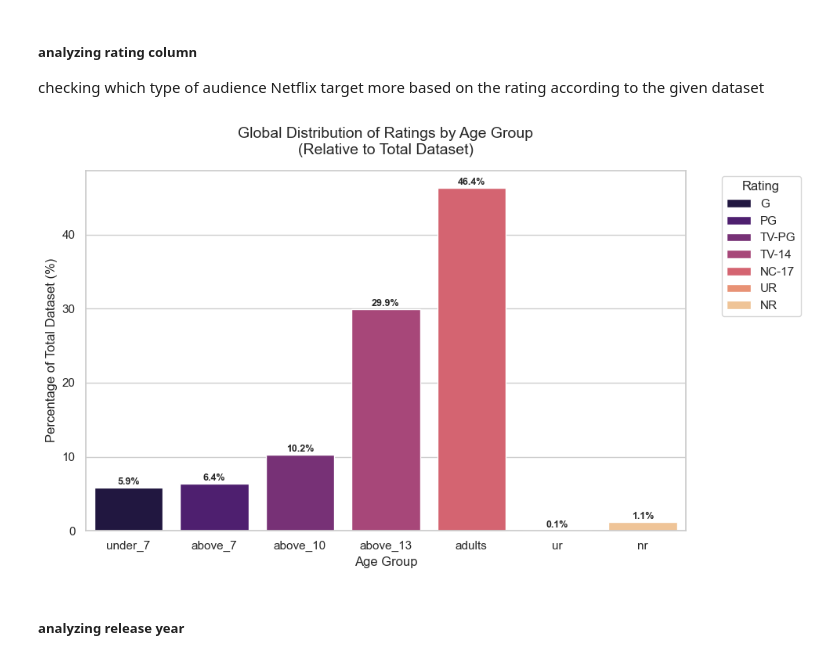
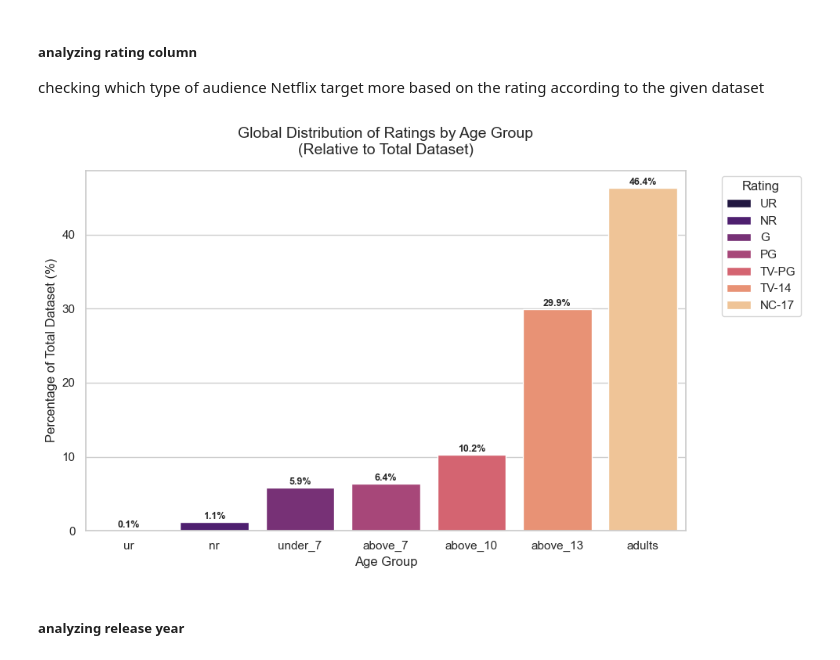
Before and after one commit to Dreamix-Hub/EDA_projects, a Jupyter notebook: netflix_content_eda.ipynb, the cells around one changed output. Saved outputs shown, nothing was run; the diff lists cells and outputs as text; code cells hidden in the pictures.

Commit message:
changed the order of count inside plot

```diff
--- a/netflix_content_eda.ipynb
+++ b/netflix_content_eda.ipynb
@@ -215,31 +215,31 @@ import seaborn as sns
 
 data = {
     "age_group": [
+        "ur",
+        "nr",
         "under_7",
         "above_7",
         "above_10",
         "above_13",
         "adults",
-        "ur",
-        "nr"
     ],  # age brackets
     "rating": [
+        "UR",
+        "NR",
         "G",
         "PG",
         "TV-PG",
         "TV-14",
         "NC-17",
-        "UR",
-        "NR"
     ],  # The specific ratings
     "count": [
+        ur,
+        nr,
         under_7,
         above_7,
         above_10,
         above_13,
         adults,
-        ur,
-        nr
     ],  # manual counts for each pair
 }
 
@@ -261,34 +261,34 @@ ax = sns.barplot(
 )
 
 # Stamp the percentages on top of the bars
 for p in ax.patches:
     height = p.get_height()
     if height > 0:
         ax.annotate(
             f"{height:.1f}%",
             (p.get_x() + p.get_width() / 2.0, height),
             ha="center",
             va="center",
             xytext=(0, 5),
             textcoords="offset points",
             fontsize=9,
             fontweight="bold",
         )
 
 # Labels and Titles
 plt.title(
     "Global Distribution of Ratings by Age Group\n(Relative to Total Dataset)",
     fontsize=14,
     pad=15,
 )
 plt.xlabel("Age Group", fontsize=12)
 plt.ylabel("Percentage of Total Dataset (%)", fontsize=12)
 plt.legend(title="Rating", bbox_to_anchor=(1.05, 1), loc="upper left")
 plt.tight_layout()
 
 plt.show()
 # %% [output]
-[figure, old version]
+[figure, new version]
 # %% [markdown]
 ##### analyzing release year
 # %%
```
